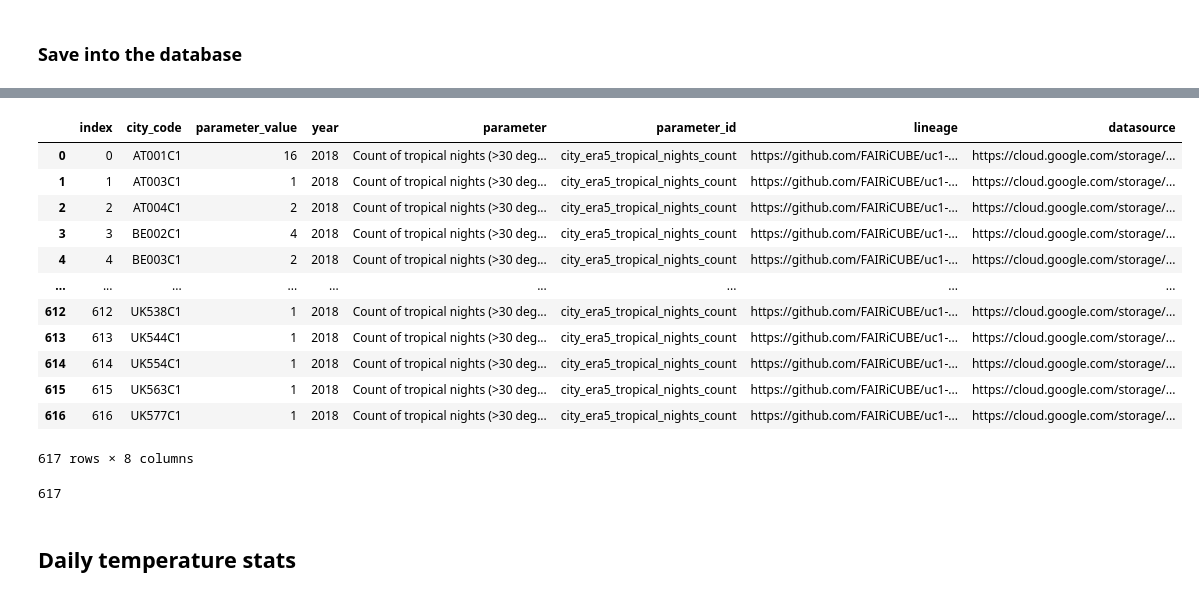
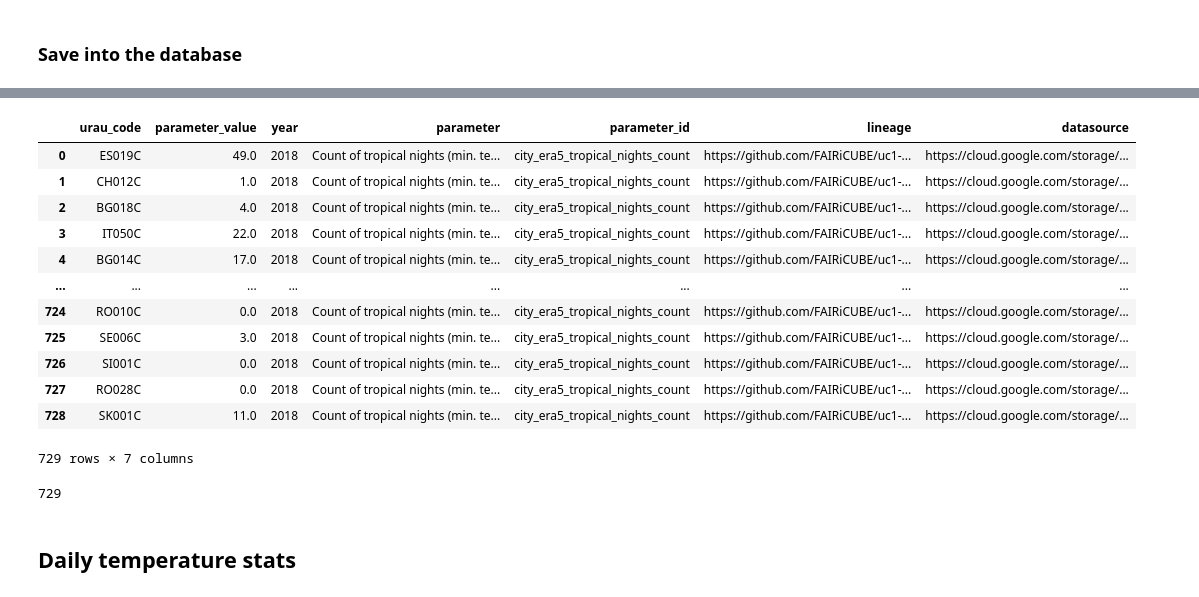
Before and after one commit to FAIRiCUBE/uc1-urban-climate, a Jupyter notebook: notebooks/dev/f04_climate_data/climate_indicators.ipynb, the cells around one changed output, grey strips where cells are left out. Drawn from its saved outputs; the diff is of its cells as text; code cells hidden in the pictures.

```diff
--- a/notebooks/dev/f04_climate_data/climate_indicators.ipynb
+++ b/notebooks/dev/f04_climate_data/climate_indicators.ipynb
@@ -371,7 +364,7 @@ tornado.websocket.WebSocketClosedError
 ## Summer days and tropical nights
 # %%
 def daytime(x):
-    time_local = x.time+timedelta(hours=x.timezone)
+    time_local = x.time+timedelta(hours=x.time_zone_offset)
     if(time_local.hour >= 6 and time_local.hour < 18):
         return 1
     else:
@@ -380,7 +373,7 @@ def daytime(x):
 def night_date(x):
     # assign previous day date to nighttime hours [0..end_night]
     # first adjust to local time
-    time_local = x.time+timedelta(hours=x.timezone)
+    time_local = x.time+timedelta(hours=x.time_zone_offset)
     if(time_local.hour < 6):
         # date = x.time - timedelta(days=1)
         return x.time - timedelta(days=1)
@@ -395,16 +388,12 @@ data_df['date'] = data_df.time_shifted.dt.date
 # %%
 ## calculation of different indicators:
 ## 1.1 MAX and MIN per DAY and NIGHT:
-with performance_report(filename="temp_max_2018.html"):
-    temp_max = data_df.groupby(['city', 'daytime', 'date']).max()
-    # temp_min = data_df.groupby(['city', 'daytime', 'date']).min()
+with performance_report(filename="temp_min_2018.html"):
+    # temp_max = data_df.groupby(['city', 'daytime', 'date']).max()
+    temp_min = data_df.groupby(['city', 'daytime', 'date']).min()
     # --------------------------------------------------------------------------------------------------------------
-    temp_max_c = temp_max.compute()
+    # temp_max_c = temp_max.compute()
+    temp_min_c = temp_min.compute()
     # --------------------------------------------------------------------------------------------------------------
-    ## 1.2 Number of tropical nights
-    # Calculate the number of tropical days per year
-    # tropical_threshold = 30 + 273.15
-
-    # tropical_count = temp_max[temp_max['2m_temperature'] > tropical_threshold].groupby(['city', 'date', 'daytime', ]).count()
-    # tropical_count_c = tropical_count.compute()
+client.close()
 # %% [output]
@@ -423,2 +419,19 @@ summer_days_count = summer_days_count.groupby(['city', 'daytime']).count()
+# %%
+tropical_night_threshold = 20.0 + 273.15
+# summer_day_threshold = 25.0 + 273.15
+# # select only days and nights above the threshold
+# temp_max_c.reset_index(inplace=True)
+# summer_days = temp_max_c.loc[(temp_max_c['2m_temperature'] > summer_day_threshold) & (temp_max_c['daytime'] == 1)].reset_index()
+# # count how many days pass the threshold per year
+# summer_days_count = summer_days.groupby('city').count()
+
+temp_min_c.reset_index(inplace=True)
+tropical = temp_min_c.loc[(temp_min_c['2m_temperature'] > tropical_night_threshold) & (temp_min_c['daytime'] == 0)].reset_index()
+tropical_count = tropical.groupby(['city', 'daytime']).count()
+
+# add result to the list of cities and set result to 0 for cities that do not have tropical nights/summer days
+# zero is a valid value too!
+# summer_days_all = pd.merge(city_center_df_r, summer_days_count['2m_temperature'], how='left', left_on='urau_code', right_on='city').fillna(0)
+tropical_nights_all = pd.merge(city_center_df_r, tropical_count['2m_temperature'], how='left', left_on='urau_code', right_on='city').fillna(0)
 # %%
 year = '2018'
@@ -472,44 +501,44 @@ summer.to_sql(table_name, engine_postgresql, schema=schema_name, if_exists='appe
 # %%
 ##################################
 ## cu_* tables mandatory columns:
 # city_code,
 # parameter,
 # parameter_id,
 # parameter_value,
 # year,
 # city_code_version,
 # lineage,
 # datasource
 table_name = 'cu_city_era5_tropical_nights'
 schema_name = 'cube'
-tropical = tropical_count
+tropical = tropical_nights_all
 tropical.rename( columns= {'city': 'city_code',
-                  'index': 'parameter_value',
-                  'Unnamed: 0': 'index'}, inplace=True)
+                  '2m_temperature': 'parameter_value'}, inplace=True)
 tropical['year'] = year
-tropical['parameter'] = 'Count of tropical nights (>30 degrees) per year per city, based on 5th gen. ECMWF Atmospheric Reanalysis model'
+tropical['parameter'] = 'Count of tropical nights (min. temperature >20 degrees) per year per city, based on 5th gen. ECMWF Atmospheric Reanalysis model'
 tropical['parameter_id'] = 'city_era5_tropical_nights_count'
 tropical['lineage'] = 'https://github.com/FAIRiCUBE/uc1-urban-climate/blob/master/notebooks/dev/f04_climate_data/climate_indicators.ipynb'
 tropical['datasource'] = 'https://cloud.google.com/storage/docs/public-datasets/era5'
+tropical.drop(columns=['index', '_wgs84x', '_wgs84y', 'time_zone_offset'], inplace=True)
 tropical
 # %% [output]
-|  | index | city_code | parameter_value | year | parameter | parameter_id | lineage | datasource |
-| 0 | 0 | AT001C1 | 16 | 2018 | Count of tropical nights (>30 deg... | city_era5_tropical_nights_count | https://github.com/FAIRiCUBE/uc1-... | https://cloud.google.com/storage/... |
-| 1 | 1 | AT003C1 | 1 | 2018 | Count of tropical nights (>30 deg... | city_era5_tropical_nights_count | https://github.com/FAIRiCUBE/uc1-... | https://cloud.google.com/storage/... |
-| 2 | 2 | AT004C1 | 2 | 2018 | Count of tropical nights (>30 deg... | city_era5_tropical_nights_count | https://github.com/FAIRiCUBE/uc1-... | https://cloud.google.com/storage/... |
-| 3 | 3 | BE002C1 | 4 | 2018 | Count of tropical nights (>30 deg... | city_era5_tropical_nights_count | https://github.com/FAIRiCUBE/uc1-... | https://cloud.google.com/storage/... |
-| 4 | 4 | BE003C1 | 2 | 2018 | Count of tropical nights (>30 deg... | city_era5_tropical_nights_count | https://github.com/FAIRiCUBE/uc1-... | https://cloud.google.com/storage/... |
-| ... | ... | ... | ... | ... | ... | ... | ... | ... |
-| 612 | 612 | UK538C1 | 1 | 2018 | Count of tropical nights (>30 deg... | city_era5_tropical_nights_count | https://github.com/FAIRiCUBE/uc1-... | https://cloud.google.com/storage/... |
-| 613 | 613 | UK544C1 | 1 | 2018 | Count of tropical nights (>30 deg... | city_era5_tropical_nights_count | https://github.com/FAIRiCUBE/uc1-... | https://cloud.google.com/storage/... |
-| 614 | 614 | UK554C1 | 1 | 2018 | Count of tropical nights (>30 deg... | city_era5_tropical_nights_count | https://github.com/FAIRiCUBE/uc1-... | https://cloud.google.com/storage/... |
-| 615 | 615 | UK563C1 | 1 | 2018 | Count of tropical nights (>30 deg... | city_era5_tropical_nights_count | https://github.com/FAIRiCUBE/uc1-... | https://cloud.google.com/storage/... |
-| 616 | 616 | UK577C1 | 1 | 2018 | Count of tropical nights (>30 deg... | city_era5_tropical_nights_count | https://github.com/FAIRiCUBE/uc1-... | https://cloud.google.com/storage/... |
+|  | urau_code | parameter_value | year | parameter | parameter_id | lineage | datasource |
+| 0 | ES019C | 49.0 | 2018 | Count of tropical nights (min. te... | city_era5_tropical_nights_count | https://github.com/FAIRiCUBE/uc1-... | https://cloud.google.com/storage/... |
+| 1 | CH012C | 1.0 | 2018 | Count of tropical nights (min. te... | city_era5_tropical_nights_count | https://github.com/FAIRiCUBE/uc1-... | https://cloud.google.com/storage/... |
+| 2 | BG018C | 4.0 | 2018 | Count of tropical nights (min. te... | city_era5_tropical_nights_count | https://github.com/FAIRiCUBE/uc1-... | https://cloud.google.com/storage/... |
+| 3 | IT050C | 22.0 | 2018 | Count of tropical nights (min. te... | city_era5_tropical_nights_count | https://github.com/FAIRiCUBE/uc1-... | https://cloud.google.com/storage/... |
+| 4 | BG014C | 17.0 | 2018 | Count of tropical nights (min. te... | city_era5_tropical_nights_count | https://github.com/FAIRiCUBE/uc1-... | https://cloud.google.com/storage/... |
+| ... | ... | ... | ... | ... | ... | ... | ... |
+| 724 | RO010C | 0.0 | 2018 | Count of tropical nights (min. te... | city_era5_tropical_nights_count | https://github.com/FAIRiCUBE/uc1-... | https://cloud.google.com/storage/... |
+| 725 | SE006C | 3.0 | 2018 | Count of tropical nights (min. te... | city_era5_tropical_nights_count | https://github.com/FAIRiCUBE/uc1-... | https://cloud.google.com/storage/... |
+| 726 | SI001C | 0.0 | 2018 | Count of tropical nights (min. te... | city_era5_tropical_nights_count | https://github.com/FAIRiCUBE/uc1-... | https://cloud.google.com/storage/... |
+| 727 | RO028C | 0.0 | 2018 | Count of tropical nights (min. te... | city_era5_tropical_nights_count | https://github.com/FAIRiCUBE/uc1-... | https://cloud.google.com/storage/... |
+| 728 | SK001C | 11.0 | 2018 | Count of tropical nights (min. te... | city_era5_tropical_nights_count | https://github.com/FAIRiCUBE/uc1-... | https://cloud.google.com/storage/... |
-617 rows × 8 columns
+729 rows × 7 columns
 # %%
-tropical.to_sql(table_name, engine_postgresql, schema=schema_name, if_exists='append')
+tropical.to_sql(table_name, engine_postgresql, schema=schema_name, if_exists='replace')
 # %% [output]
-617
+729
 # %% [markdown]
 ## Daily temperature stats
 # %%
```
Also changed, not shown: parts of 25 cells of this notebook, 5 other files.
